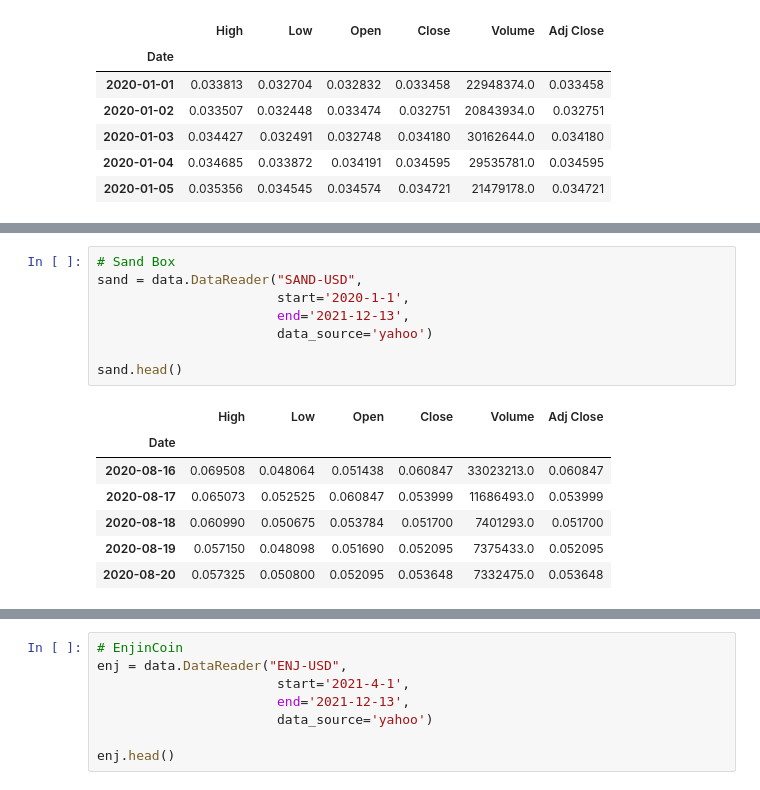
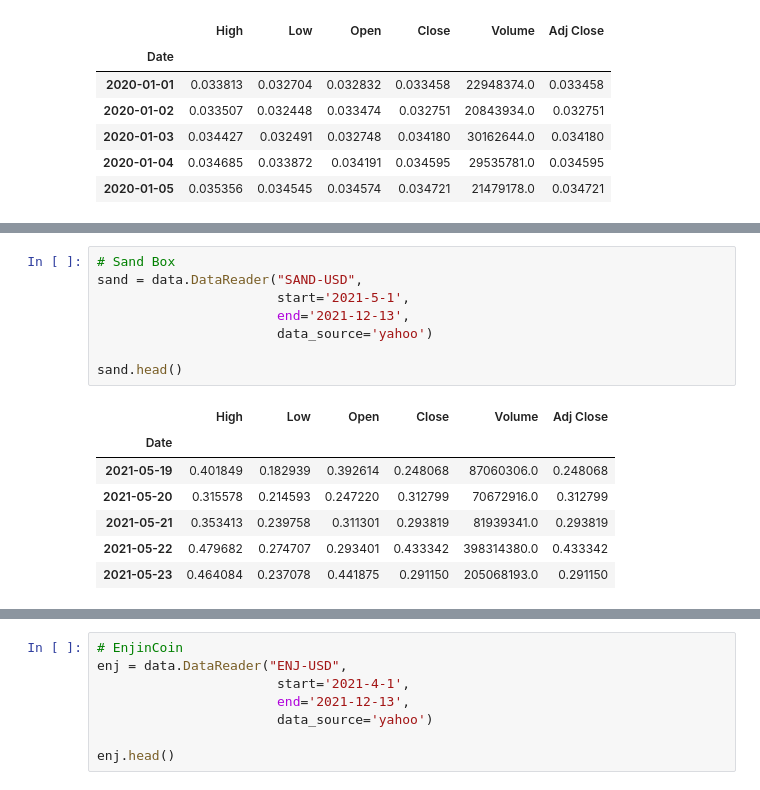
Before and after one commit to ortisan/cripto-bot, a Jupyter notebook: notebooks/Cripto2021-12-13.ipynb, the cells around one changed output, grey strips where cells are left out. Saved outputs shown, nothing was run; the diff lists cells and outputs as text.

```diff
--- a/notebooks/Cripto2021-12-13.ipynb
+++ b/notebooks/Cripto2021-12-13.ipynb
@@ -57,16 +114,16 @@ fig.show()
 # %%
 # Sand Box
 sand = data.DataReader("SAND-USD",
-                       start='2020-1-1',
+                       start='2021-5-1',
                        end='2021-12-13',
                        data_source='yahoo')
 
 sand.head()
 # %% [output]
 |  | High | Low | Open | Close | Volume | Adj Close |
 | Date |  |  |  |  |  |  |
-| 2020-08-16 | 0.069508 | 0.048064 | 0.051438 | 0.060847 | 33023213.0 | 0.060847 |
-| 2020-08-17 | 0.065073 | 0.052525 | 0.060847 | 0.053999 | 11686493.0 | 0.053999 |
-| 2020-08-18 | 0.060990 | 0.050675 | 0.053784 | 0.051700 | 7401293.0 | 0.051700 |
-| 2020-08-19 | 0.057150 | 0.048098 | 0.051690 | 0.052095 | 7375433.0 | 0.052095 |
-| 2020-08-20 | 0.057325 | 0.050800 | 0.052095 | 0.053648 | 7332475.0 | 0.053648 |
+| 2021-05-19 | 0.401849 | 0.182939 | 0.392614 | 0.248068 | 87060306.0 | 0.248068 |
+| 2021-05-20 | 0.315578 | 0.214593 | 0.247220 | 0.312799 | 70672916.0 | 0.312799 |
+| 2021-05-21 | 0.353413 | 0.239758 | 0.311301 | 0.293819 | 81939341.0 | 0.293819 |
+| 2021-05-22 | 0.479682 | 0.274707 | 0.293401 | 0.433342 | 398314380.0 | 0.433342 |
+| 2021-05-23 | 0.464084 | 0.237078 | 0.441875 | 0.291150 | 205068193.0 | 0.291150 |
```
Also changed, not shown: parts of 18 cells of this notebook.
